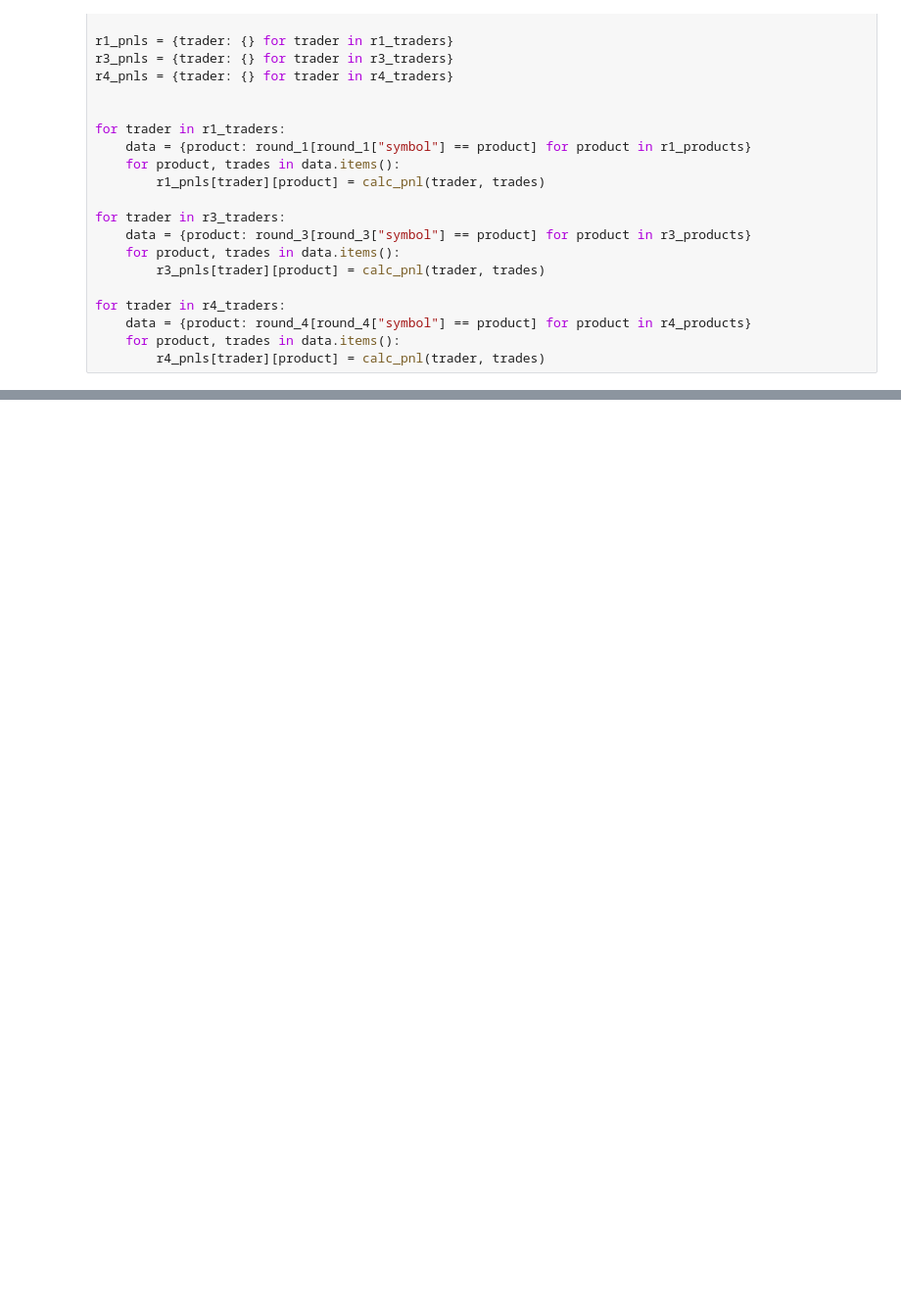
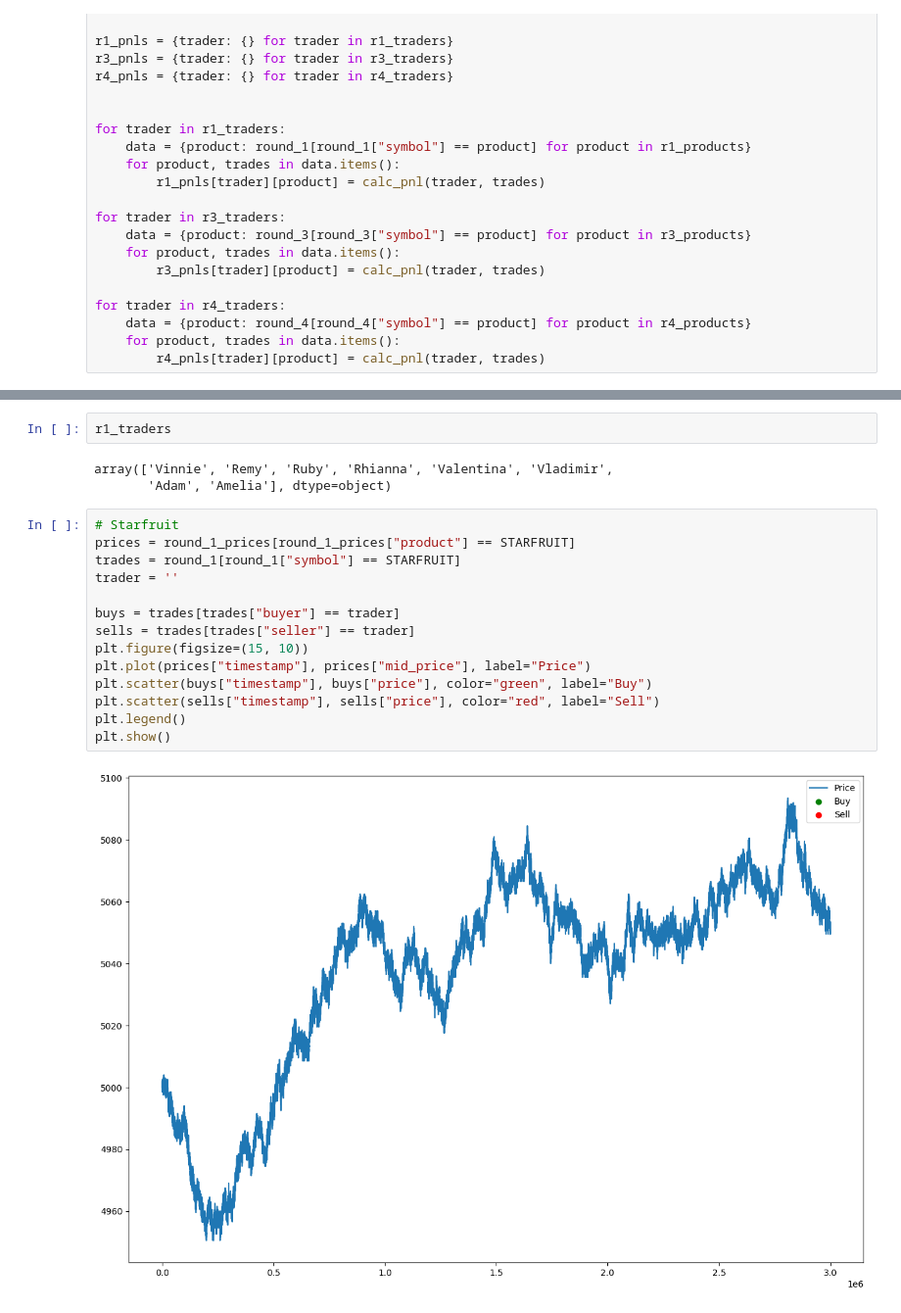
Before and after one commit to andrewliu08/prosperity-goats, a Jupyter notebook: research/round5/algo_trading/matt_research.ipynb, the cells around one changed output, grey strips where cells are left out. Shown at 98% size. Cells and saved outputs as stored; diff of their text form; blank space fills up the shorter version.

Commit message:
plot when they make trades

```diff
--- a/research/round5/algo_trading/matt_research.ipynb
+++ b/research/round5/algo_trading/matt_research.ipynb
@@ -71,0 +108,21 @@ print(r4_pnls)
+# %%
+r1_traders
+# %% [output]
+array(['Vinnie', 'Remy', 'Ruby', 'Rhianna', 'Valentina', 'Vladimir',
+       'Adam', 'Amelia'], dtype=object)
+# %%
+# Starfruit
+prices = round_1_prices[round_1_prices["product"] == STARFRUIT]
+trades = round_1[round_1["symbol"] == STARFRUIT]
+trader = ''
+
+buys = trades[trades["buyer"] == trader]
+sells = trades[trades["seller"] == trader]
+plt.figure(figsize=(15, 10))
+plt.plot(prices["timestamp"], prices["mid_price"], label="Price")
+plt.scatter(buys["timestamp"], buys["price"], color="green", label="Buy")
+plt.scatter(sells["timestamp"], sells["price"], color="red", label="Sell")
+plt.legend()
+plt.show()
+# %% [output]
+[figure, added]
```
Also changed, not shown: parts of 8 cells of this notebook.
